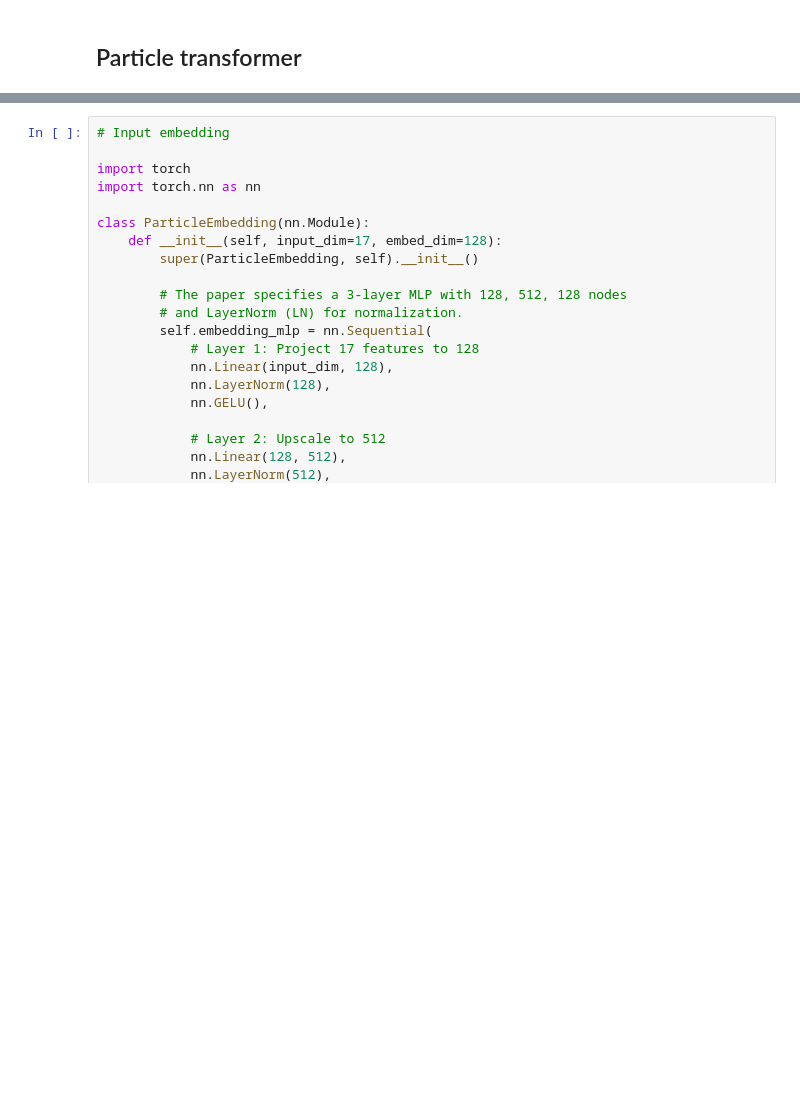
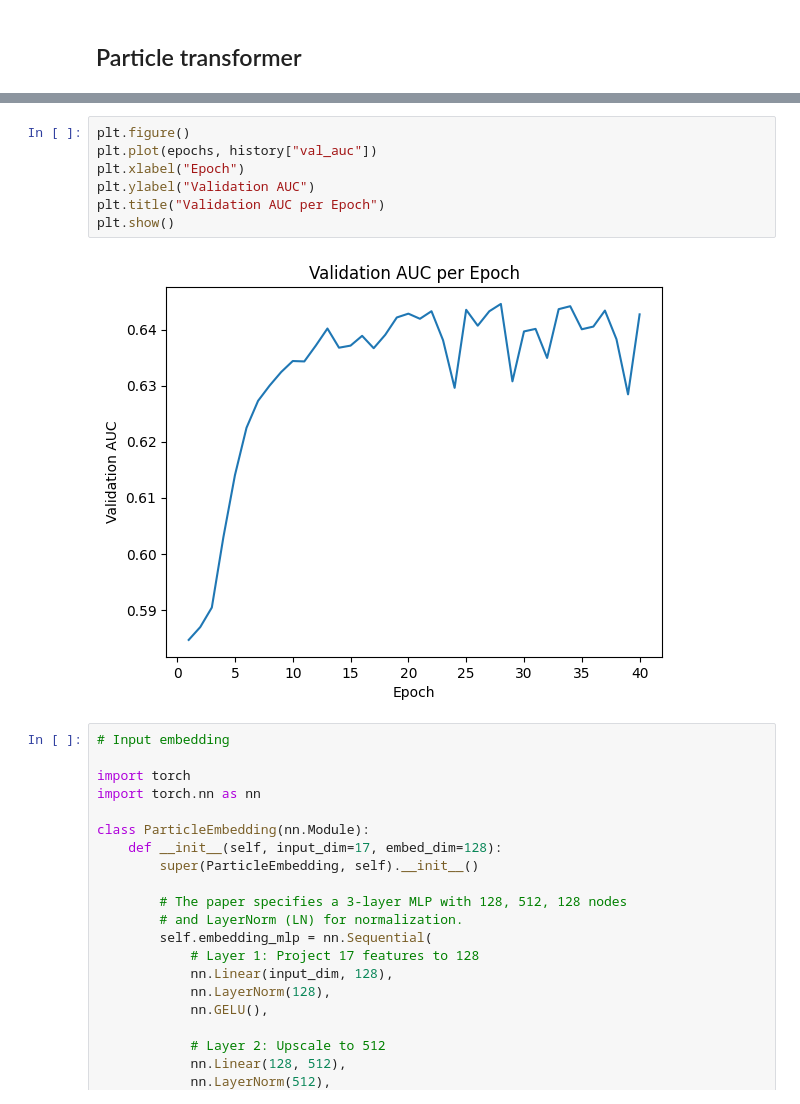
Before and after one commit to mghasemi19/Jet_charge_discrimination, a Jupyter notebook: transformer.ipynb, the cells around one changed output, grey strips where cells are left out. Cells and saved outputs as stored; diff of their text form; blank space fills up the shorter version.

```diff
--- a/transformer.ipynb
+++ b/transformer.ipynb
@@ -366,3 +994,12 @@ if __name__ == "__main__":
+# %%
+plt.figure()
+plt.plot(epochs, history["val_auc"])
+plt.xlabel("Epoch")
+plt.ylabel("Validation AUC")
+plt.title("Validation AUC per Epoch")
+plt.show()
+# %% [output]
+[figure, added]
 # %%
 # Input embedding
 
```
Also changed, not shown: parts of 11 cells of this notebook.
